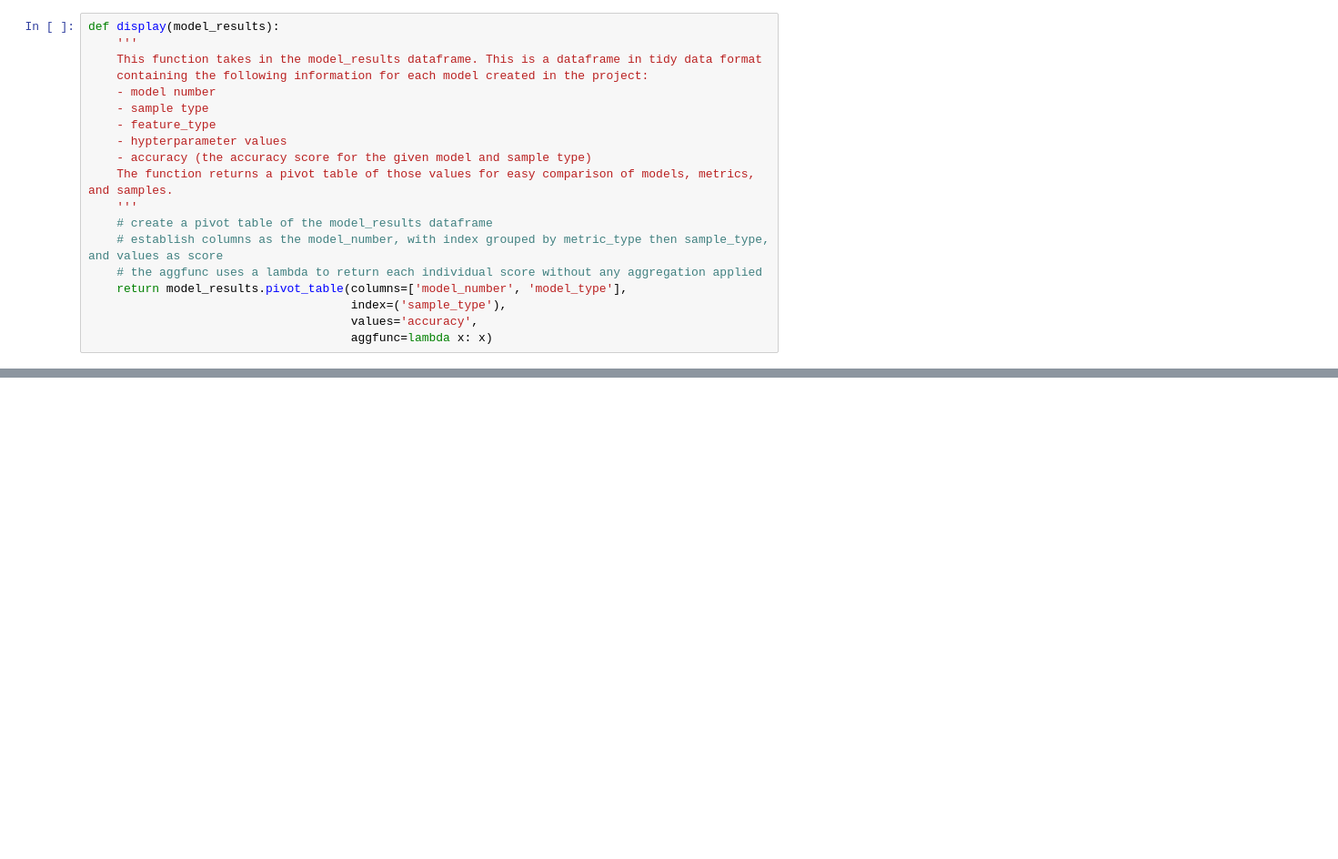
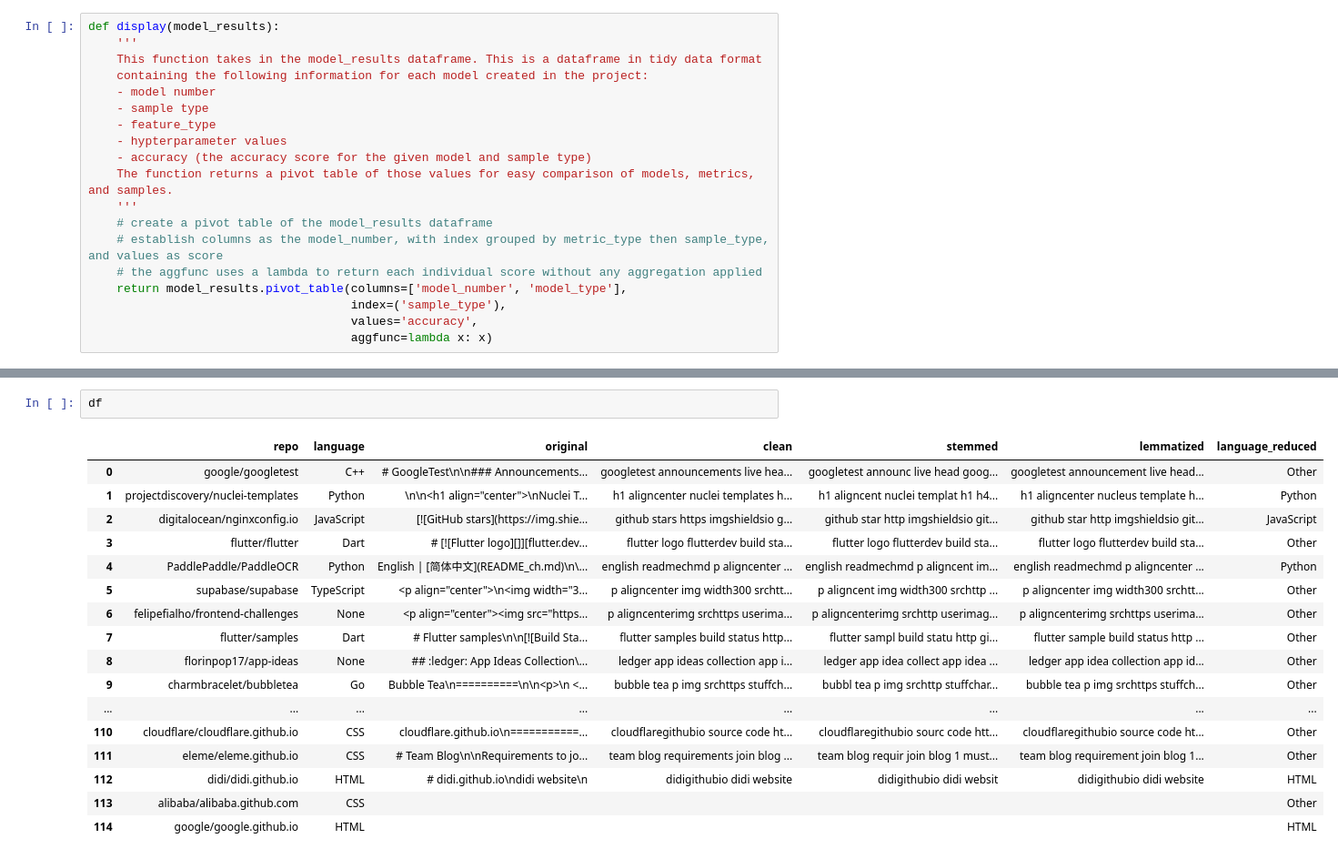
Before and after one commit to Team-Four-NLP-MVPs/nlp-project, a Jupyter notebook: modeling.ipynb, the cells around one changed output, grey strips where cells are left out. Shown at 91% size. Cells and saved outputs as stored; diff of their text form; blank space fills up the shorter version.

```diff
--- a/modeling.ipynb
+++ b/modeling.ipynb
@@ -481,0 +482,20 @@ display_model_results(model_results).T
+# %%
+df
+# %% [output]
+|  | repo | language | original | clean | stemmed | lemmatized | language_reduced |
+| 0 | google/googletest | C++ | # GoogleTest\n\n### Announcements... | googletest announcements live hea... | googletest announc live head goog... | googletest announcement live head... | Other |
+| 1 | projectdiscovery/nuclei-templates | Python | \n\n<h1 align="center">\nNuclei T... | h1 aligncenter nuclei templates h... | h1 aligncent nuclei templat h1 h4... | h1 aligncenter nucleus template h... | Python |
+| 2 | digitalocean/nginxconfig.io | JavaScript | [![GitHub stars](https://img.shie... | github stars https imgshieldsio g... | github star http imgshieldsio git... | github star http imgshieldsio git... | JavaScript |
+| 3 | flutter/flutter | Dart | # [![Flutter logo][]][flutter.dev... | flutter logo flutterdev build sta... | flutter logo flutterdev build sta... | flutter logo flutterdev build sta... | Other |
+| 4 | PaddlePaddle/PaddleOCR | Python | English | [简体中文](README_ch.md)\n\... | english readmechmd p aligncenter ... | english readmechmd p aligncent im... | english readmechmd p aligncenter ... | Python |
+| 5 | supabase/supabase | TypeScript | <p align="center">\n<img width="3... | p aligncenter img width300 srchtt... | p aligncent img width300 srchttp ... | p aligncenter img width300 srchtt... | Other |
+| 6 | felipefialho/frontend-challenges | None | <p align="center"><img src="https... | p aligncenterimg srchttps userima... | p aligncenterimg srchttp userimag... | p aligncenterimg srchttps userima... | Other |
+| 7 | flutter/samples | Dart | # Flutter samples\n\n[![Build Sta... | flutter samples build status http... | flutter sampl build statu http gi... | flutter sample build status http ... | Other |
+| 8 | florinpop17/app-ideas | None | ## :ledger: App Ideas Collection\... | ledger app ideas collection app i... | ledger app idea collect app idea ... | ledger app idea collection app id... | Other |
+| 9 | charmbracelet/bubbletea | Go | Bubble Tea\n==========\n\n<p>\n <... | bubble tea p img srchttps stuffch... | bubbl tea p img srchttp stuffchar... | bubble tea p img srchttps stuffch... | Other |
+| ... | ... | ... | ... | ... | ... | ... | ... |
+| 110 | cloudflare/cloudflare.github.io | CSS | cloudflare.github.io\n===========... | cloudflaregithubio source code ht... | cloudflaregithubio sourc code htt... | cloudflaregithubio source code ht... | Other |
+| 111 | eleme/eleme.github.io | CSS | # Team Blog\n\nRequirements to jo... | team blog requirements join blog ... | team blog requir join blog 1 must... | team blog requirement join blog 1... | Other |
+| 112 | didi/didi.github.io | HTML | # didi.github.io\ndidi website\n | didigithubio didi website | didigithubio didi websit | didigithubio didi website | HTML |
+| 113 | alibaba/alibaba.github.com | CSS |  |  |  |  | Other |
+| 114 | google/google.github.io | HTML |  |  |  |  | HTML |
```
Also changed, not shown: parts of 6 cells of this notebook, 1 other file.
